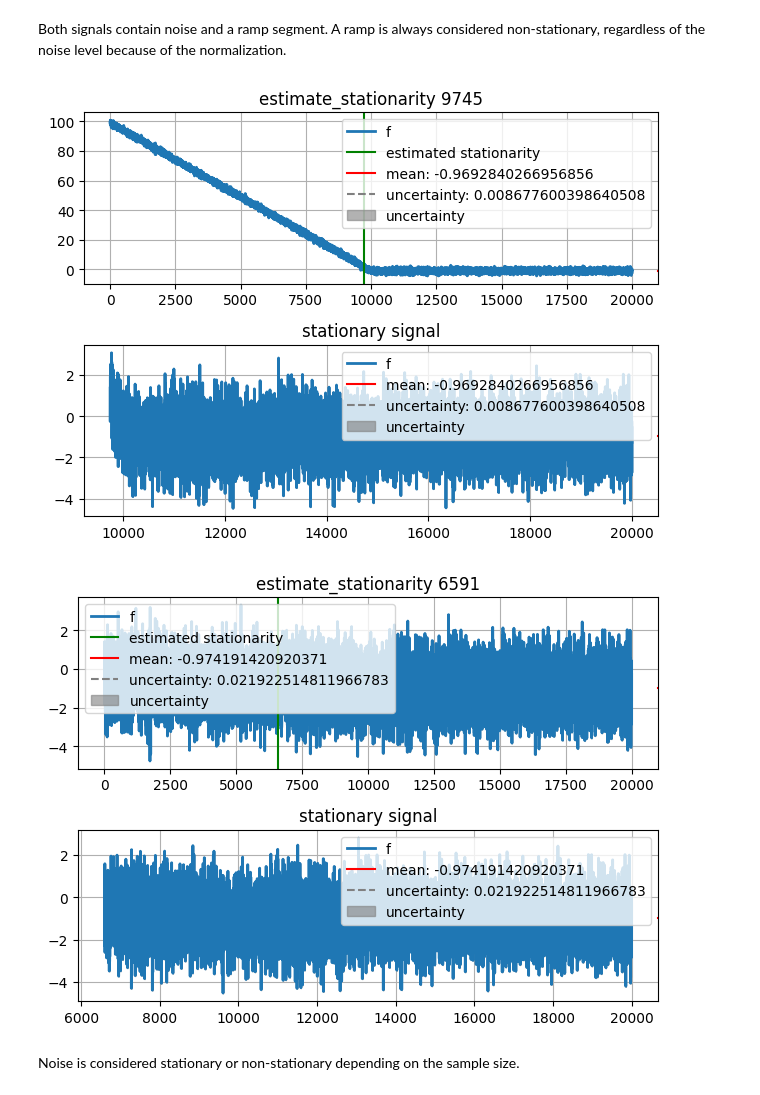
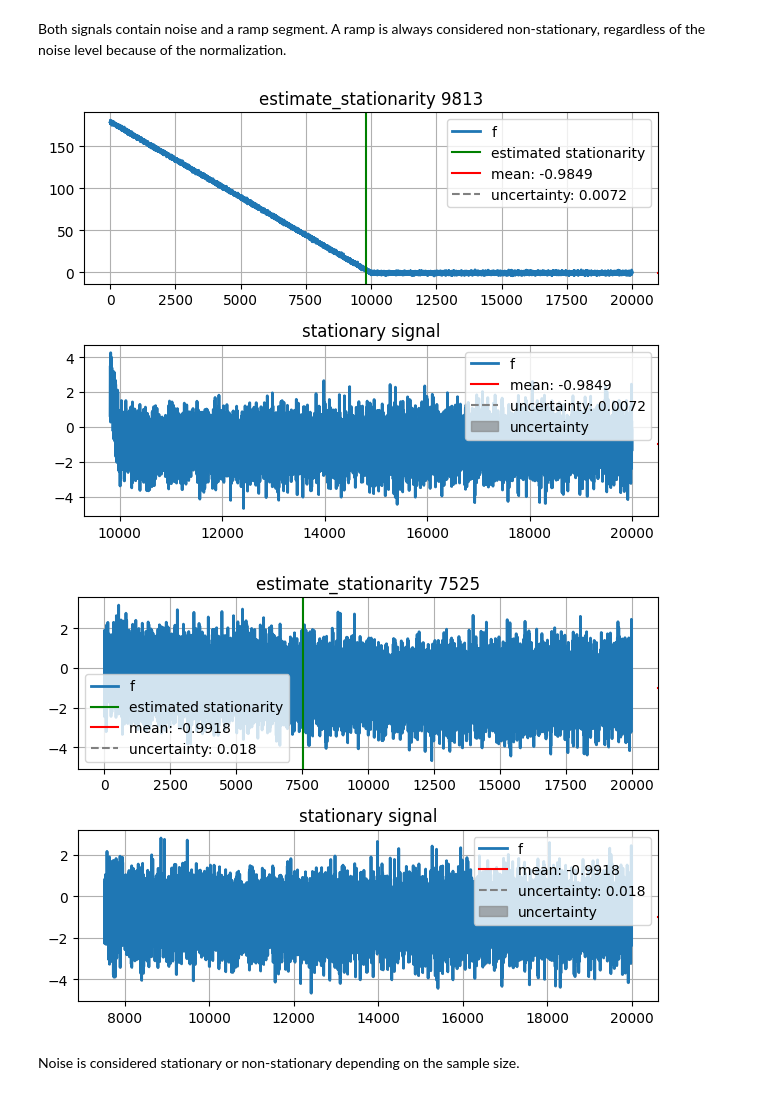
Before and after one commit to MaNyh/NTRfC, a Jupyter notebook: examples/check_timeseries_stationarity.ipynb, the cells around one changed output. Cells and saved outputs as stored; diff of their text form; code cells hidden in the pictures.

```diff
--- a/examples/check_timeseries_stationarity.ipynb
+++ b/examples/check_timeseries_stationarity.ipynb
@@ -30,9 +30,12 @@ def plot_estimate(timesteps, values, stationary_timestep,mean_uncertainty):
     axs[0].plot(timesteps, values, label="f",linewidth=2)
     if stationary_timestep is not None:
         statmean = np.mean(values[stationary_timestep:])
+
+        floatingpoint = 4
+
         axs[0].axvline(x=timesteps[stationary_timestep],ymin=-1,ymax=1, color="green", label="estimated stationarity")
-        axs[0].axhline(y=statmean,xmin=timesteps[stationary_timestep], color="red", label=f"mean: {statmean}")
-        axs[0].axhline(y=statmean+mean_uncertainty,xmin=timesteps[stationary_timestep], color="grey", linestyle="--", label=f"uncertainty: {mean_uncertainty}")
+        axs[0].axhline(y=statmean,xmin=timesteps[stationary_timestep], color="red", label=f"mean: {np.round(statmean,floatingpoint)}")
+        axs[0].axhline(y=statmean+mean_uncertainty,xmin=timesteps[stationary_timestep], color="grey", linestyle="--", label=f"uncertainty: {np.round(mean_uncertainty,floatingpoint)}")
         axs[0].axhline(y=statmean-mean_uncertainty,xmin=timesteps[stationary_timestep], color="grey", linestyle="--")
 
                 # Unsicherheit als schattierte Fläche
@@ -40,13 +43,13 @@ def plot_estimate(timesteps, values, stationary_timestep,mean_uncertainty):
             timesteps[stationary_timestep:],
             values[stationary_timestep:] - mean_uncertainty,
             values[stationary_timestep:] + mean_uncertainty,
-            color="grey", alpha=0.6, label="uncertainty"
+            color="grey", alpha=0.6
         )
 
 
         axs[1].plot(timesteps[stationary_timestep:], values[stationary_timestep:], label="f",linewidth=2)
-        axs[1].axhline(y=statmean,xmin=timesteps[stationary_timestep], color="red", label=f"mean: {statmean}")
-        axs[1].axhline(y=statmean+mean_uncertainty,xmin=timesteps[stationary_timestep], color="grey", linestyle="--", label=f"uncertainty: {mean_uncertainty}")
+        axs[1].axhline(y=statmean,xmin=timesteps[stationary_timestep], color="red", label=f"mean: {np.round(statmean,floatingpoint)}")
+        axs[1].axhline(y=statmean+mean_uncertainty,xmin=timesteps[stationary_timestep], color="grey", linestyle="--", label=f"uncertainty: {np.round(mean_uncertainty,floatingpoint)}")
         axs[1].axhline(y=statmean-mean_uncertainty,xmin=timesteps[stationary_timestep], color="grey", linestyle="--")
         axs[1].fill_between(
             timesteps[stationary_timestep:],
@@ -193,31 +183,31 @@ Both signals contain noise and a ramp segment. A ramp is always considered non-s
 # %%
 res = 20000
 noise_amplitude = 1
-snr = 100
+snr = 180
 ramp_amplitude = noise_amplitude * snr
 timesteps = np.arange(0,res)
 noise = np.random.normal(-1, 1, res) * noise_amplitude
 
 values_stationary = np.zeros(res) + noise
 values_stationary[:res//2] = values_stationary[:res//2] + np.linspace(ramp_amplitude, 0, res//2)
 stationary_timestep_true  ,_,mean_uncertainty= estimate_stationarity(values_stationary)
 
 plot_estimate(timesteps, values_stationary, stationary_timestep_true,mean_uncertainty)
 
 
 
-snr = 0.5
+snr = 0.8
 ramp_amplitude = noise_amplitude * snr
 values_stationary_new = np.zeros(res) + noise
 
 values_stationary_new[:res//2] =values_stationary_new[:res//2]+  np.linspace(ramp_amplitude, 0, res//2)
 stationary_timestep_false  ,_,mean_uncertainty= estimate_stationarity(values_stationary_new)
 
 
 plot_estimate(timesteps, values_stationary_new, stationary_timestep_false,mean_uncertainty)
 # %% [output]
-[figure, old version]
+[figure, new version]
-[figure, old version]
+[figure, new version]
 # %% [markdown]
 Noise is considered stationary or non-stationary depending on the sample size.
 # %%
```
Also changed, not shown: parts of 10 cells of this notebook, 2 other files.
